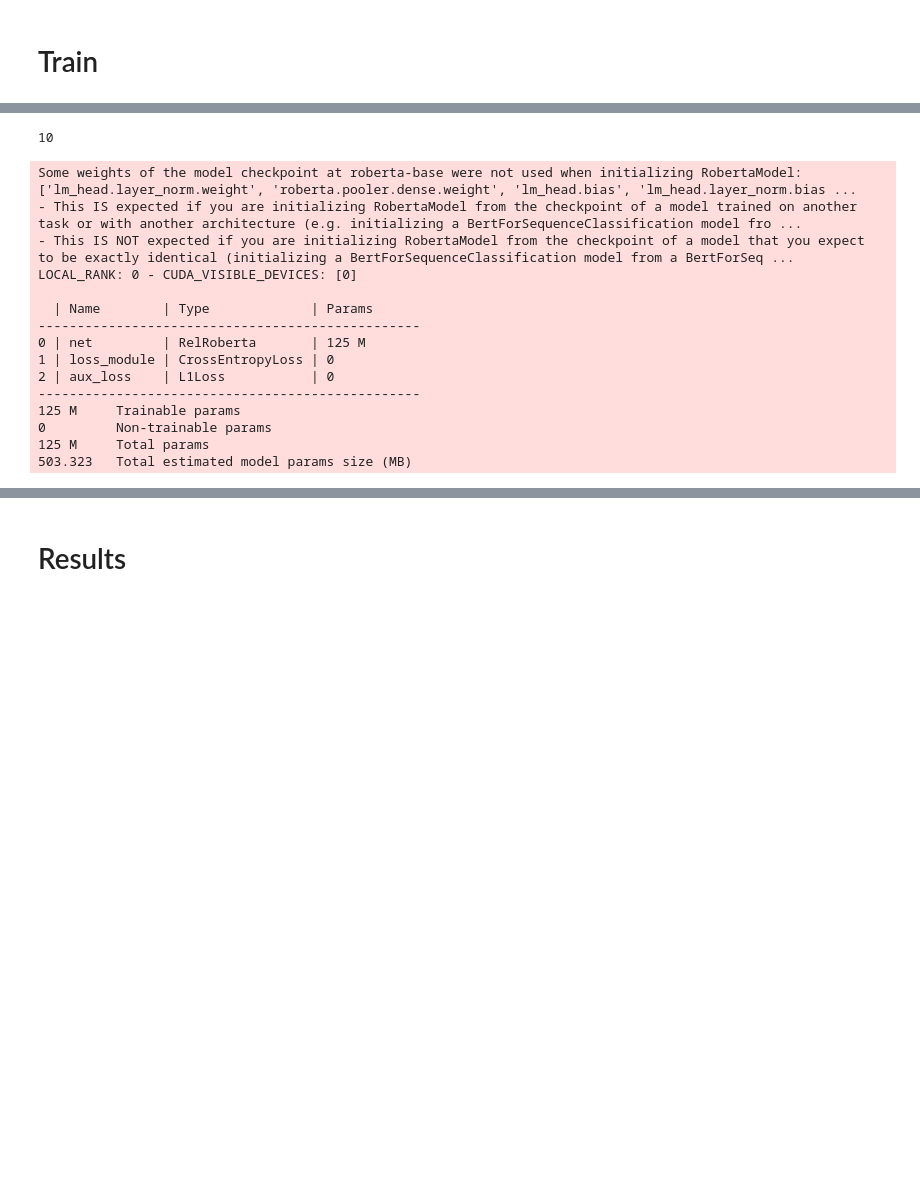
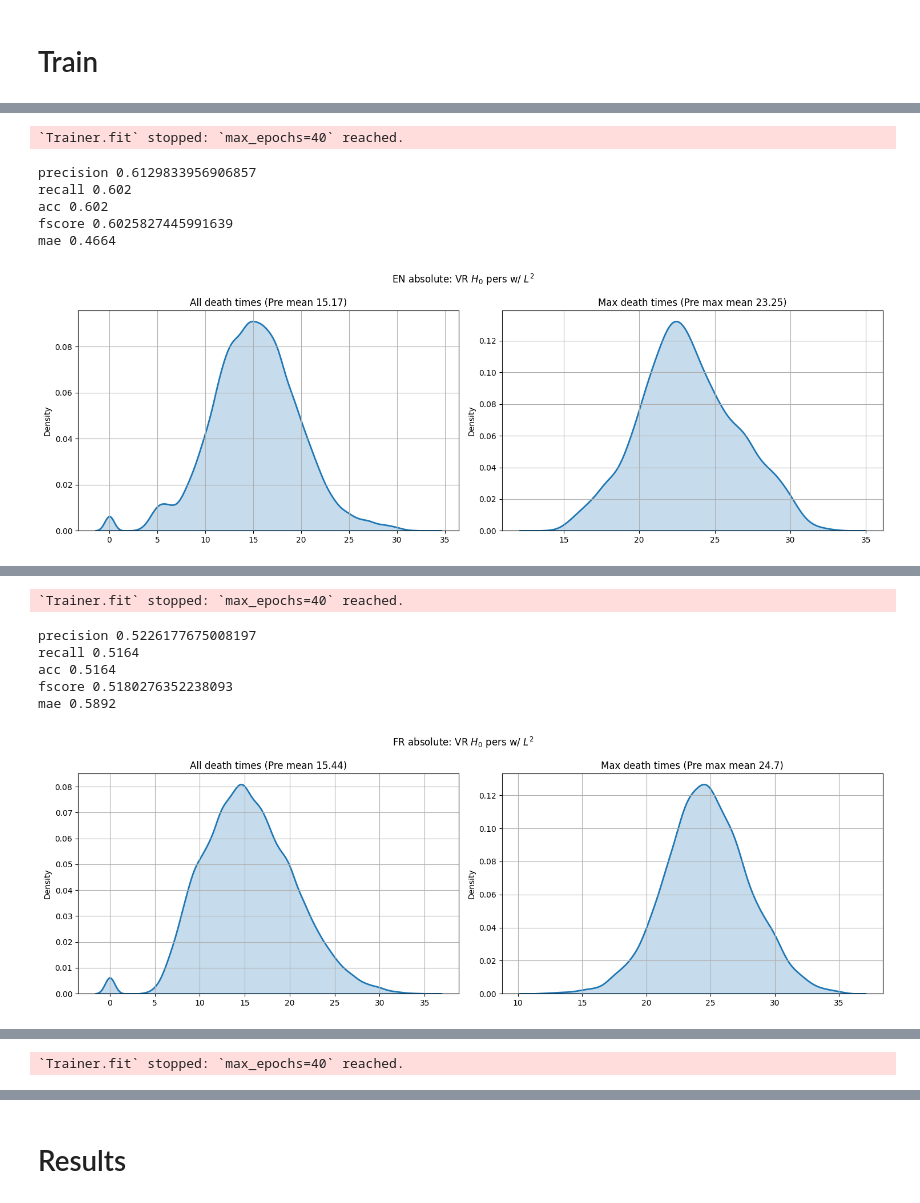
Before and after one commit to AGarciaCast/Topo_Reg_Relative_Rep, a Jupyter notebook: vanilla_multilingual_stitching.ipynb, the cells around one changed output, grey strips where cells are left out. Drawn from its saved outputs; the diff is of its cells as text; code cells hidden in the pictures; blank space fills up the shorter version.

```diff
--- a/vanilla_multilingual_stitching.ipynb
+++ b/vanilla_multilingual_stitching.ipynb
@@ -287,6 +289,31 @@ def collate_fn(batch, tokenizer, cls=True):
         result = encoding
 
     return  result
+
+def multi_draw_collate_fn(batch, tokenizer, cls=True):
+    data = []
+    labels = []
+    for x, y in batch:
+        data += x
+        if cls:
+            labels += [y]*len(x)
+
+    encoding = tokenizer(
+        data,
+        return_tensors="pt",
+        return_special_tokens_mask=True,
+        truncation=True,
+        max_length=512,
+        padding=True,
+    )
+    del encoding["special_tokens_mask"]
+
+    if cls:
+        result = (encoding, torch.tensor(labels))
+    else:
+        result = encoding
+
+    return  result
 # %%
 lang2transformer_name = {
     "en": "roberta-base",
@@ -314,16 +341,29 @@ for lang in ALL_LANGS:
                                        batch_size=16,
                                        )
 
-    test_lang2dataloader[lang] = DataLoader(test_datasets[lang],
+
+    aux_test_ds = DictDataset(test_datasets[lang], data_key, target_key)
+    ds_test_multi = IntraLabelMultiDraw(aux_test_ds, 16)
+    test_lang2dataloader[lang] = (DataLoader(test_datasets[lang],
                                        num_workers=4,
                                        collate_fn=partial(collate_fn, tokenizer=lang_tokenizer),
                                        batch_size=32,
+                                       pin_memory=True
+                                       ),
+                                  DataLoader(ds_test_multi,
+                                       num_workers=4,
+                                       collate_fn=partial(multi_draw_collate_fn, tokenizer=lang_tokenizer, cls=False),
+                                       batch_size=1,
+                                       pin_memory=True
                                        )
+                                 )
+
 
     val_lang2dataloader[lang] = DataLoader(val_datasets[lang],
                                        num_workers=4,
                                        collate_fn=partial(collate_fn, tokenizer=lang_tokenizer),
                                        batch_size=32,
+                                       pin_memory=True
                                        )
 
     anchors_lang2dataloader[lang] = DataLoader(lang2anchors[lang],
@@ -442,7 +522,10 @@ def train_network(lang, mode="relative", seed=24, fine_tune=False, test=False):
     del model
     torch.cuda.empty_cache()
 # %%
-train_network("en", mode="relative", seed=0, fine_tune=False, test=True)
+#train_network("en", mode="absolute", seed=0, fine_tune=False, test=True)
+train_network("en", mode="absolute", seed=1, fine_tune=False, test=True)
+train_network("fr", mode="absolute", seed=0, fine_tune=False, test=True)
+train_network("fr", mode="absolute", seed=1, fine_tune=False, test=True)
 # %% [output]
 GPU available: True (cuda), used: True
 TPU available: False, using: 0 TPU cores
@@ -452,16 +550,7 @@ Global seed set to 0
-10
+`Trainer.fit` stopped: `max_epochs=40` reached.
-Some weights of the model checkpoint at roberta-base were not used when initializing RobertaModel: ['lm_head.layer_norm.weight', 'roberta.pooler.dense.weight', 'lm_head.bias', 'lm_head.layer_norm.bias ...
-- This IS expected if you are initializing RobertaModel from the checkpoint of a model trained on another task or with another architecture (e.g. initializing a BertForSequenceClassification model fro ...
-- This IS NOT expected if you are initializing RobertaModel from the checkpoint of a model that you expect to be exactly identical (initializing a BertForSequenceClassification model from a BertForSeq ...
-LOCAL_RANK: 0 - CUDA_VISIBLE_DEVICES: [0]
-
-  | Name        | Type             | Params
--------------------------------------------------
-0 | net         | RelRoberta       | 125 M
-1 | loss_module | CrossEntropyLoss | 0
-2 | aux_loss    | L1Loss           | 0
--------------------------------------------------
-125 M     Trainable params
-0         Non-trainable params
-125 M     Total params
-503.323   Total estimated model params size (MB)
+precision 0.6129833956906857
+recall 0.602
+acc 0.602
+fscore 0.6025827445991639
+mae 0.4664
+[figure, added]
@@ -468,0 +574,7 @@ RuntimeError: CUDA out of memory. Tried to allocate 192.00 MiB (GPU 0; 15.78 GiB
+`Trainer.fit` stopped: `max_epochs=40` reached.
+precision 0.5226177675008197
+recall 0.5164
+acc 0.5164
+fscore 0.5180276352238093
+mae 0.5892
+[figure, added]
@@ -468,0 +598 @@ RuntimeError: CUDA out of memory. Tried to allocate 192.00 MiB (GPU 0; 15.78 GiB
+`Trainer.fit` stopped: `max_epochs=40` reached.
```
Also changed, not shown: parts of 7 cells of this notebook, 29 other files.
